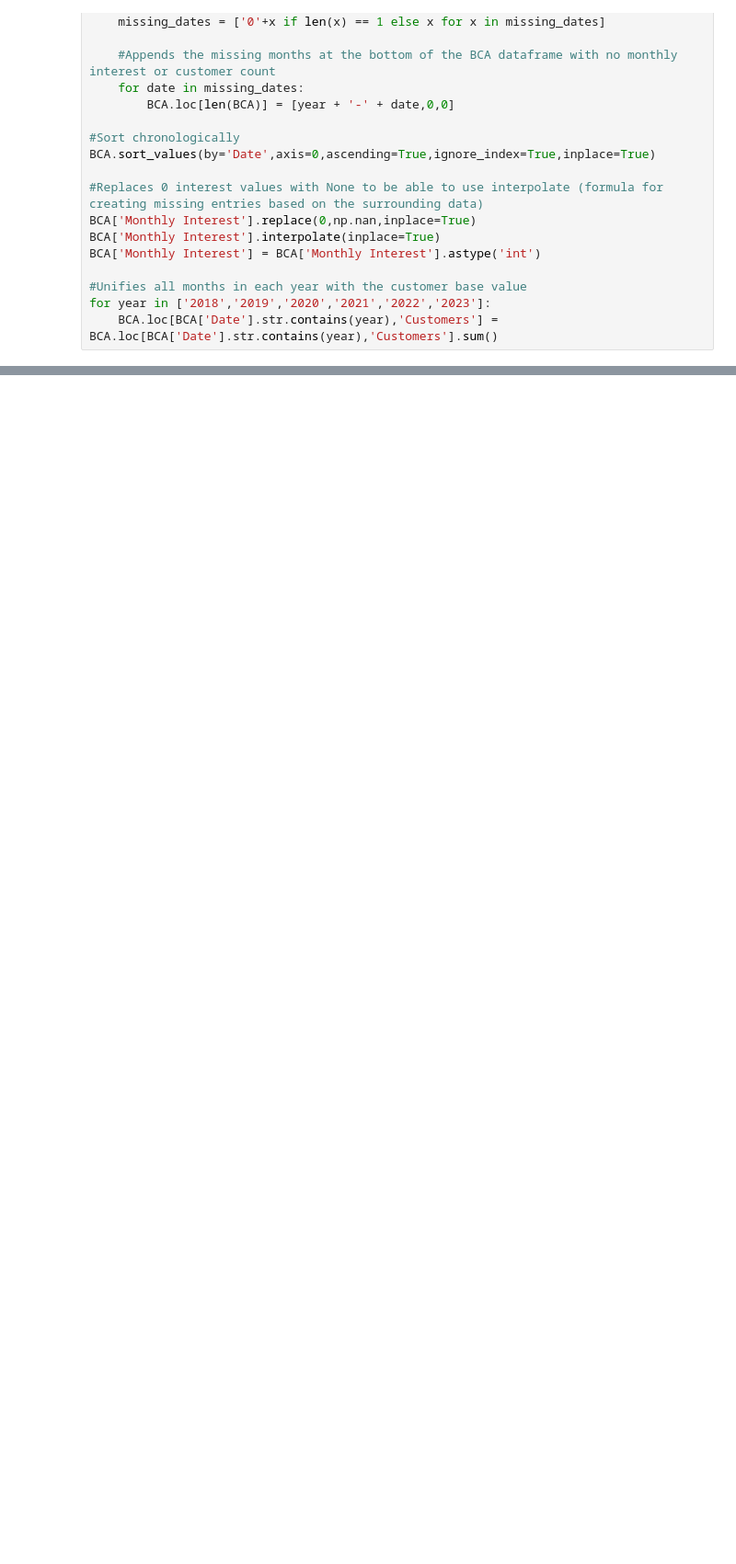
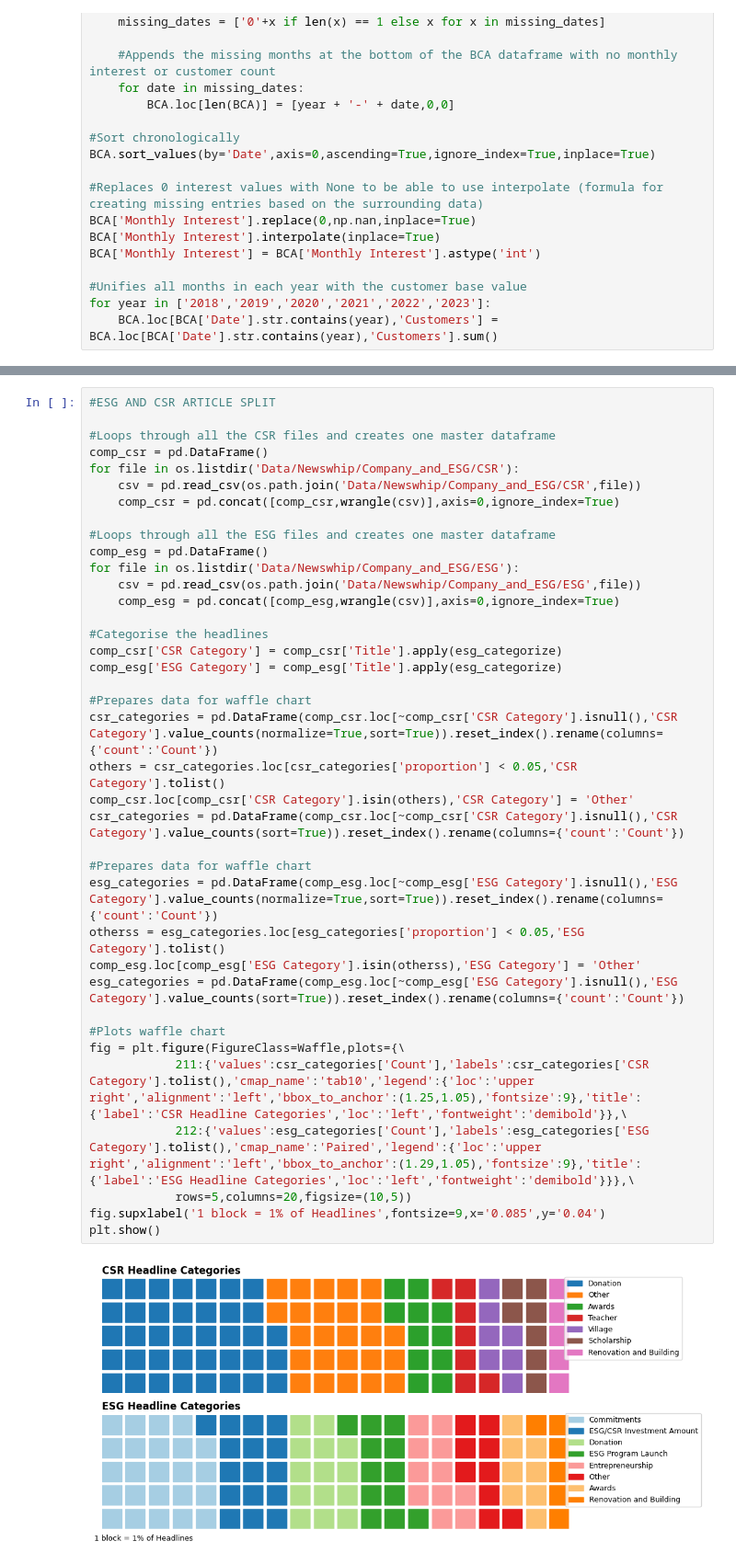
Before and after one commit to Gitbyt3/ESG-Research-Project, a Jupyter notebook: Code.ipynb, the cells around one changed output, grey strips where cells are left out. Shown: that part at 92% size. Saved outputs shown, nothing was run; the diff lists cells and outputs as text; blank space fills up the shorter version.

```diff
--- a/Code.ipynb
+++ b/Code.ipynb
@@ -342,0 +334,40 @@ Number of ESG titles: 1076
+# %%
+#ESG AND CSR ARTICLE SPLIT
+
+#Loops through all the CSR files and creates one master dataframe
+comp_csr = pd.DataFrame()
+for file in os.listdir('Data/Newswhip/Company_and_ESG/CSR'):
+    csv = pd.read_csv(os.path.join('Data/Newswhip/Company_and_ESG/CSR',file))
+    comp_csr = pd.concat([comp_csr,wrangle(csv)],axis=0,ignore_index=True)
+
+#Loops through all the ESG files and creates one master dataframe
+comp_esg = pd.DataFrame()
+for file in os.listdir('Data/Newswhip/Company_and_ESG/ESG'):
+    csv = pd.read_csv(os.path.join('Data/Newswhip/Company_and_ESG/ESG',file))
+    comp_esg = pd.concat([comp_esg,wrangle(csv)],axis=0,ignore_index=True)
+
+#Categorise the headlines
+comp_csr['CSR Category'] = comp_csr['Title'].apply(esg_categorize)
+comp_esg['ESG Category'] = comp_esg['Title'].apply(esg_categorize)
+
+#Prepares data for waffle chart
+csr_categories = pd.DataFrame(comp_csr.loc[~comp_csr['CSR Category'].isnull(),'CSR Category'].value_counts(normalize=True,sort=True)).reset_index().rename(columns={'count':'Count'})
+others = csr_categories.loc[csr_categories['proportion'] < 0.05,'CSR Category'].tolist()
+comp_csr.loc[comp_csr['CSR Category'].isin(others),'CSR Category'] = 'Other'
+csr_categories = pd.DataFrame(comp_csr.loc[~comp_csr['CSR Category'].isnull(),'CSR Category'].value_counts(sort=True)).reset_index().rename(columns={'count':'Count'})
+
+#Prepares data for waffle chart
+esg_categories = pd.DataFrame(comp_esg.loc[~comp_esg['ESG Category'].isnull(),'ESG Category'].value_counts(normalize=True,sort=True)).reset_index().rename(columns={'count':'Count'})
+otherss = esg_categories.loc[esg_categories['proportion'] < 0.05,'ESG Category'].tolist()
+comp_esg.loc[comp_esg['ESG Category'].isin(otherss),'ESG Category'] = 'Other'
+esg_categories = pd.DataFrame(comp_esg.loc[~comp_esg['ESG Category'].isnull(),'ESG Category'].value_counts(sort=True)).reset_index().rename(columns={'count':'Count'})
+
+#Plots waffle chart
+fig = plt.figure(FigureClass=Waffle,plots={\
+            211:{'values':csr_categories['Count'],'labels':csr_categories['CSR Category'].tolist(),'cmap_name':'tab10','legend':{'loc':'upper right','alignment':'left','bbox_to_anchor':(1.25,1.05),'fontsize':9},'title':{'label':'CSR Headline Categories','loc':'left','fontweight':'demibold'}},\
+            212:{'values':esg_categories['Count'],'labels':esg_categories['ESG Category'].tolist(),'cmap_name':'Paired','legend':{'loc':'upper right','alignment':'left','bbox_to_anchor':(1.29,1.05),'fontsize':9},'title':{'label':'ESG Headline Categories','loc':'left','fontweight':'demibold'}}},\
+            rows=5,columns=20,figsize=(10,5))
+fig.supxlabel('1 block = 1% of Headlines',fontsize=9,x='0.085',y='0.04')
+plt.show()
+# %% [output]
+[figure, added]
```
Also changed, not shown: parts of 5 cells of this notebook, 16 other files.
